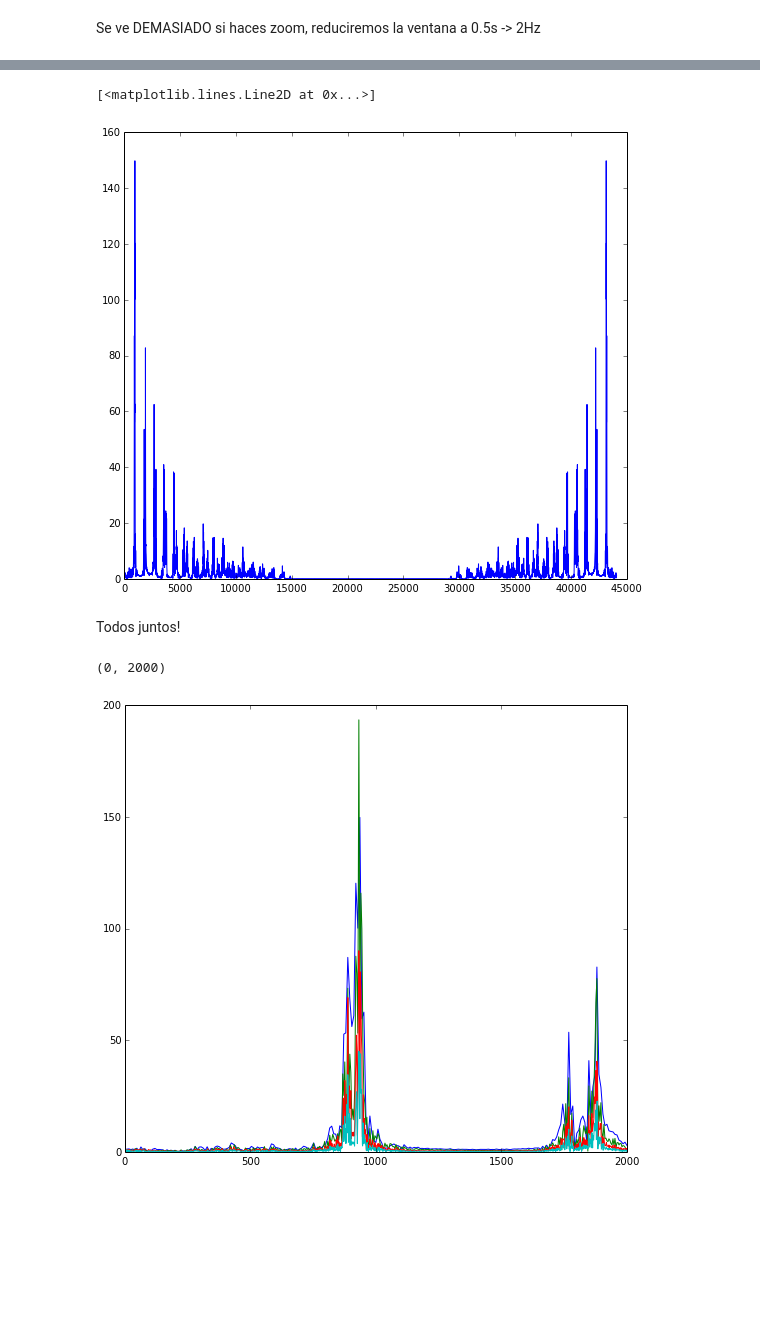
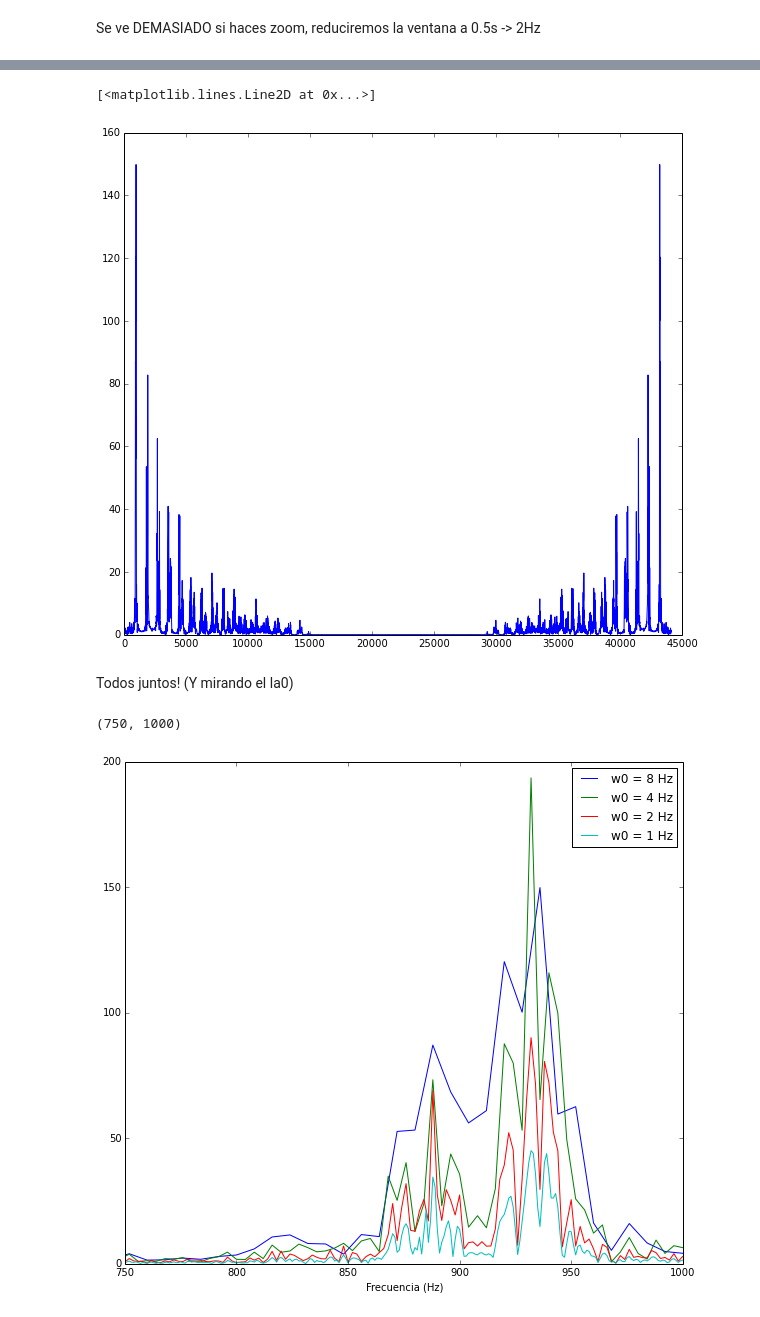
Before and after one commit to RoberTnf/Se-ales, a Jupyter notebook: Pantoja.ipynb, the cells around one changed output, grey strips where cells are left out. Drawn from its saved outputs; the diff is of its cells as text; code cells hidden in the pictures; blank space fills up the shorter version.

```diff
--- a/Pantoja.ipynb
+++ b/Pantoja.ipynb
@@ -1,6 +1,6 @@
 # %%
 %pylab inline
-rcParams['figure.figsize'] = (9.0, 8.0)
+rcParams['figure.figsize'] = (10.0, 9.0)
 import struct as st
 # %% [output]
 Populating the interactive namespace from numpy and matplotlib
@@ -119,15 +119,17 @@ Fcd8 = fft.fft(cd[int(7*T8*44100):int(8*T8*44100)])/(T8*44100)
 plot(arange(0,44100,1/T8),abs(Fci8))
 # %% [output]
 [<matplotlib.lines.Line2D at 0x...>]
-[figure, old version]
+[figure, new version]
 # %% [markdown]
-Todos juntos!
+Todos juntos! (Y mirando el la0)
 # %%
-plot(arange(0,44100,1/T8),abs(Fci8))
-plot(arange(0,44100,1/T4),abs(Fci4))
-plot(arange(0,44100,1/T2),abs(Fci2))
-plot(arange(0,44100,1/T),abs(Fci))
-xlim(0,2000)
+plot(arange(0,44100,1/T8),abs(Fci8),label="w0 = 8 Hz")
+plot(arange(0,44100,1/T4),abs(Fci4),label="w0 = 4 Hz")
+plot(arange(0,44100,1/T2),abs(Fci2),label="w0 = 2 Hz")
+plot(arange(0,44100,1/T),abs(Fci),label="w0 = 1 Hz")
+legend(loc="best")
+xlabel("Frecuencia (Hz)")
+xlim(750,1000)
 # %% [output]
-(0, 2000)
+(750, 1000)
-[figure, old version]
+[figure, new version]
```
Also changed, not shown: parts of 17 cells of this notebook.
